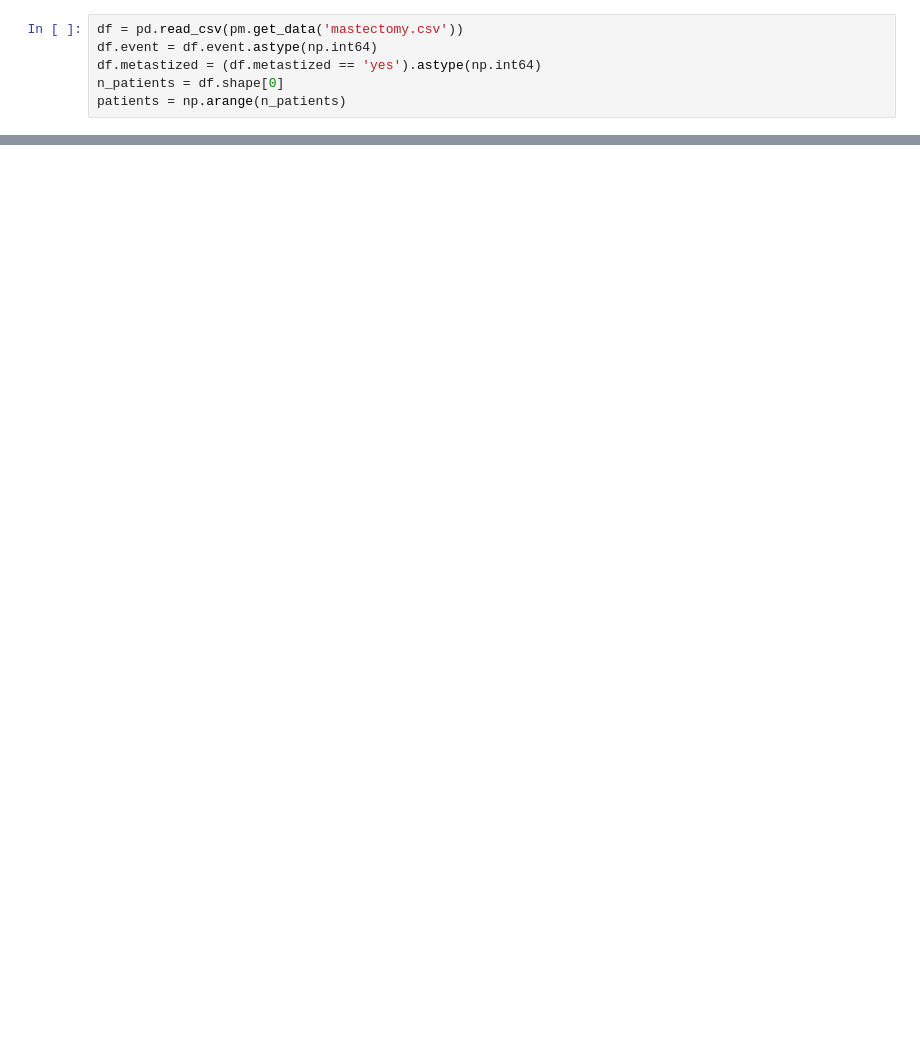
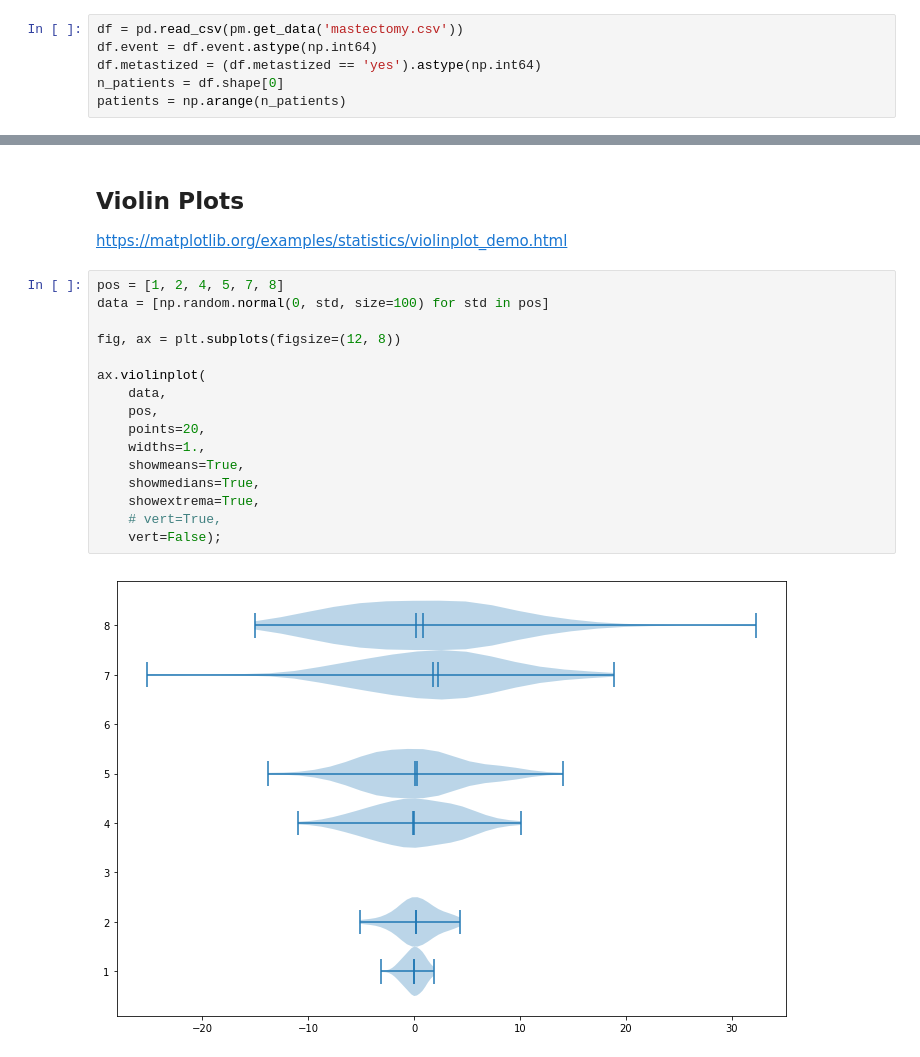
Before and after one commit to jaspajjr/pydata-visualisation, a Jupyter notebook: more-matplotlib.ipynb, the cells around one changed output, grey strips where cells are left out. Cells and saved outputs as stored; diff of their text form; blank space fills up the shorter version.

```diff
--- a/more-matplotlib.ipynb
+++ b/more-matplotlib.ipynb
@@ -168,0 +148,22 @@ fig.legend(loc = 'upper right');
+# %% [markdown]
+## Violin Plots
+
+https://matplotlib.org/examples/statistics/violinplot_demo.html
+# %%
+pos = [1, 2, 4, 5, 7, 8]
+data = [np.random.normal(0, std, size=100) for std in pos]
+
+fig, ax = plt.subplots(figsize=(12, 8))
+
+ax.violinplot(
+    data,
+    pos,
+    points=20,
+    widths=1.,
+    showmeans=True,
+    showmedians=True,
+    showextrema=True,
+    # vert=True,
+    vert=False);
+# %% [output]
+[figure, added]
```
Also changed, not shown: parts of 17 cells of this notebook, 1 other file.
